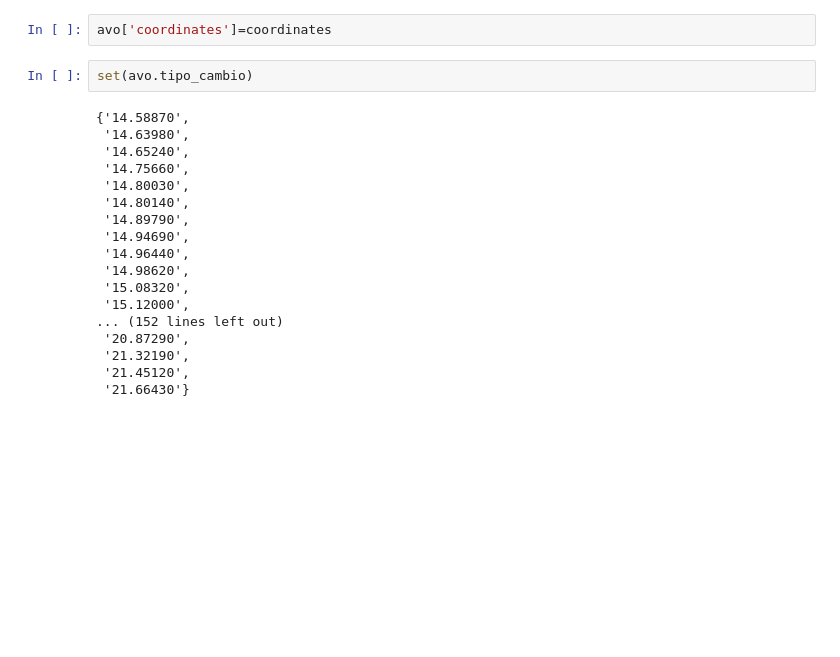
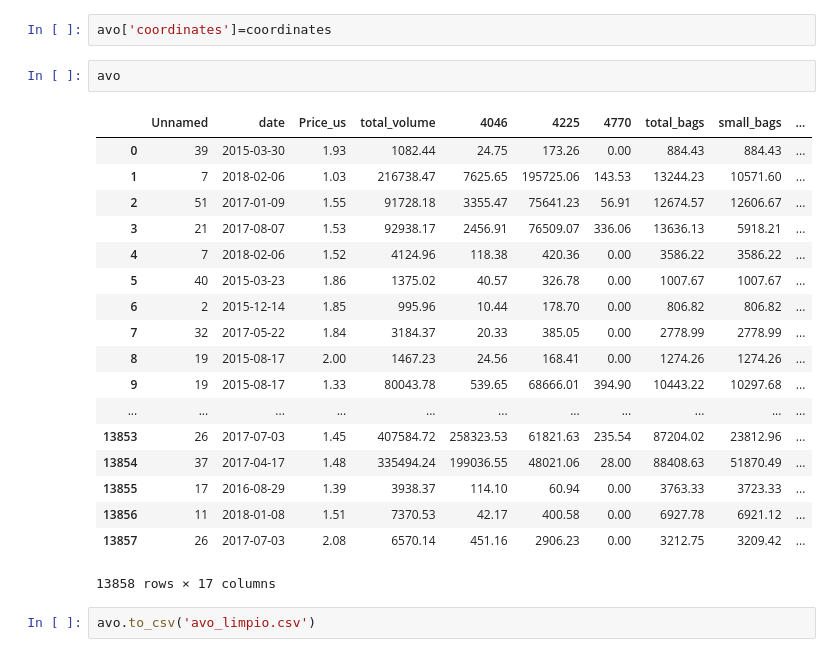
Before and after one commit to valjime95/datamex1019, a Jupyter notebook: module-1/web-project/your-code/avocado_notebook.ipynb, the cells around one changed output. Saved outputs shown, nothing was run; the diff lists cells and outputs as text; blank space fills up the shorter version.

```diff
--- a/module-1/web-project/your-code/avocado_notebook.ipynb
+++ b/module-1/web-project/your-code/avocado_notebook.ipynb
@@ -291,23 +291,26 @@ coordinates
  ...]
 # %%
 avo['coordinates']=coordinates
-# %%
-set(avo.tipo_cambio)
-# %% [output]
-{'14.58870',
- '14.63980',
- '14.65240',
- '14.75660',
- '14.80030',
- '14.80140',
- '14.89790',
- '14.94690',
- '14.96440',
- '14.98620',
- '15.08320',
- '15.12000',
-... (152 lines left out)
- '20.87290',
- '21.32190',
- '21.45120',
- '21.66430'}
+# %%
+avo
+# %% [output]
+|  | Unnamed | date | Price_us | total_volume | 4046 | 4225 | 4770 | total_bags | small_bags | ... |
+| 0 | 39 | 2015-03-30 | 1.93 | 1082.44 | 24.75 | 173.26 | 0.00 | 884.43 | 884.43 | ... |
+| 1 | 7 | 2018-02-06 | 1.03 | 216738.47 | 7625.65 | 195725.06 | 143.53 | 13244.23 | 10571.60 | ... |
+| 2 | 51 | 2017-01-09 | 1.55 | 91728.18 | 3355.47 | 75641.23 | 56.91 | 12674.57 | 12606.67 | ... |
+| 3 | 21 | 2017-08-07 | 1.53 | 92938.17 | 2456.91 | 76509.07 | 336.06 | 13636.13 | 5918.21 | ... |
+| 4 | 7 | 2018-02-06 | 1.52 | 4124.96 | 118.38 | 420.36 | 0.00 | 3586.22 | 3586.22 | ... |
+| 5 | 40 | 2015-03-23 | 1.86 | 1375.02 | 40.57 | 326.78 | 0.00 | 1007.67 | 1007.67 | ... |
+| 6 | 2 | 2015-12-14 | 1.85 | 995.96 | 10.44 | 178.70 | 0.00 | 806.82 | 806.82 | ... |
+| 7 | 32 | 2017-05-22 | 1.84 | 3184.37 | 20.33 | 385.05 | 0.00 | 2778.99 | 2778.99 | ... |
+| 8 | 19 | 2015-08-17 | 2.00 | 1467.23 | 24.56 | 168.41 | 0.00 | 1274.26 | 1274.26 | ... |
+| 9 | 19 | 2015-08-17 | 1.33 | 80043.78 | 539.65 | 68666.01 | 394.90 | 10443.22 | 10297.68 | ... |
+| ... | ... | ... | ... | ... | ... | ... | ... | ... | ... | ... |
+| 13853 | 26 | 2017-07-03 | 1.45 | 407584.72 | 258323.53 | 61821.63 | 235.54 | 87204.02 | 23812.96 | ... |
+| 13854 | 37 | 2017-04-17 | 1.48 | 335494.24 | 199036.55 | 48021.06 | 28.00 | 88408.63 | 51870.49 | ... |
+| 13855 | 17 | 2016-08-29 | 1.39 | 3938.37 | 114.10 | 60.94 | 0.00 | 3763.33 | 3723.33 | ... |
+| 13856 | 11 | 2018-01-08 | 1.51 | 7370.53 | 42.17 | 400.58 | 0.00 | 6927.78 | 6921.12 | ... |
+| 13857 | 26 | 2017-07-03 | 2.08 | 6570.14 | 451.16 | 2906.23 | 0.00 | 3212.75 | 3209.42 | ... |
+13858 rows × 17 columns
+# %%
+avo.to_csv('avo_limpio.csv')
```
Also changed, not shown: 1 other file.
